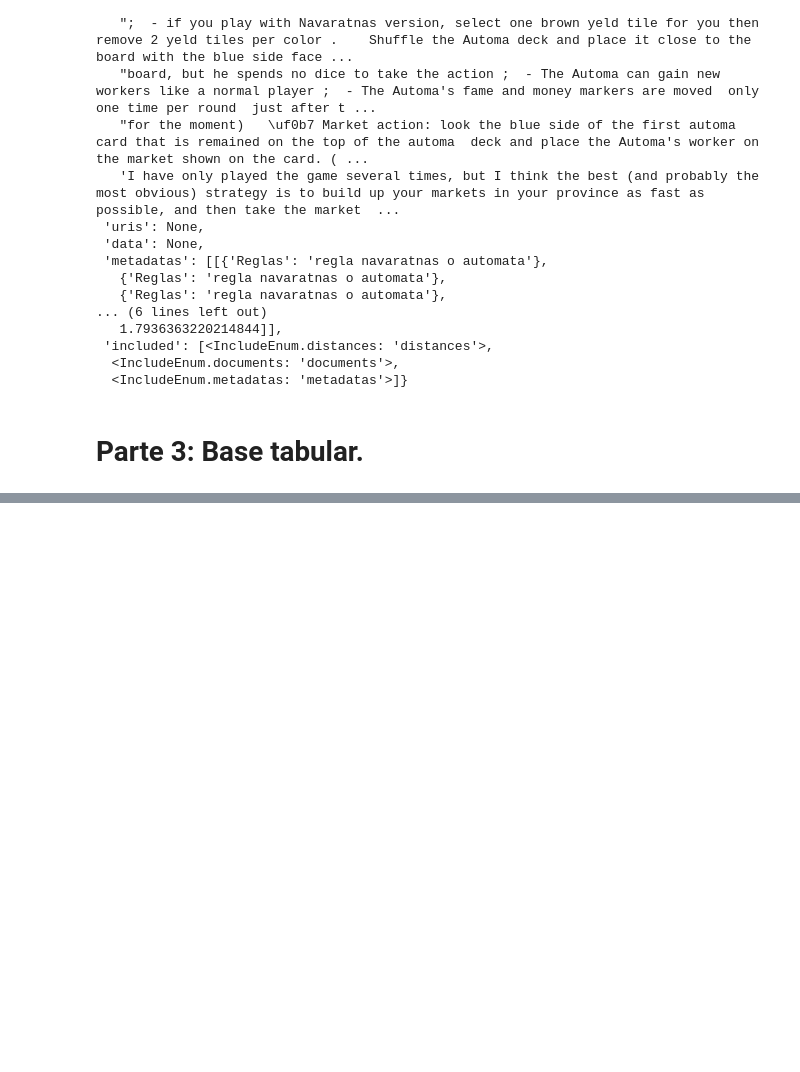
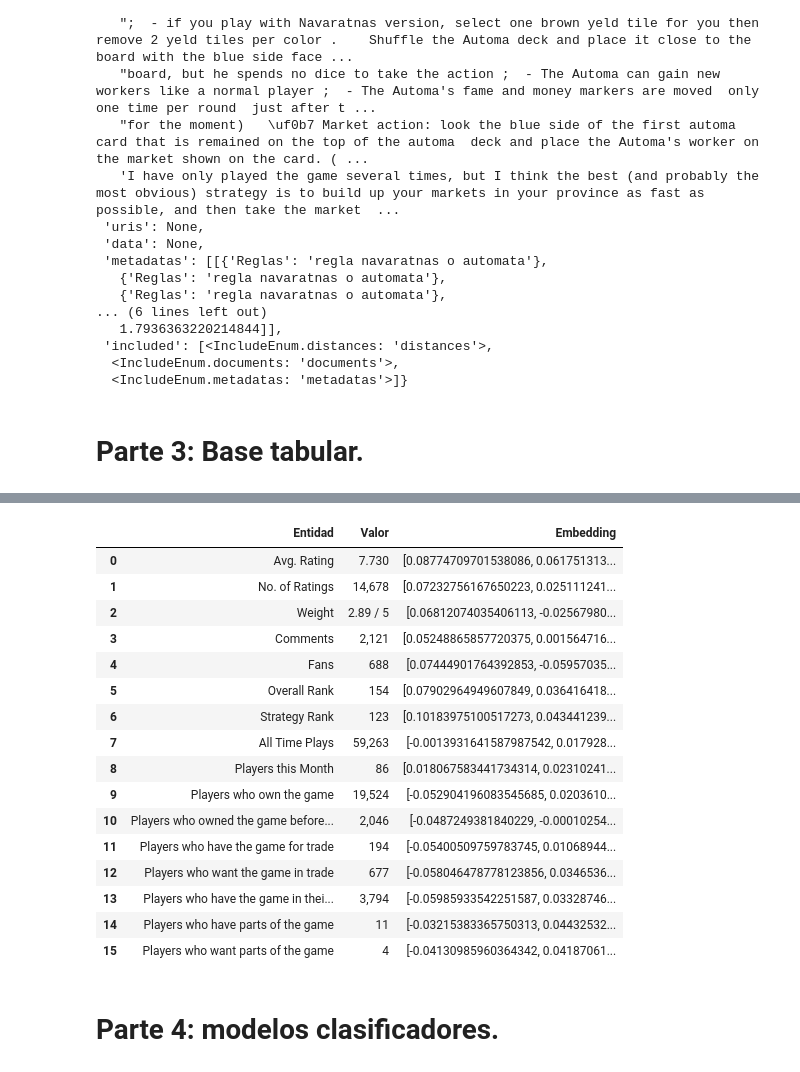
Before and after one commit to julilc/TUIA_NLP_Lopez_Ceratto_Julieta, a Jupyter notebook: TP_2.ipynb, the cells around one changed output, grey strips where cells are left out. Saved outputs shown, nothing was run; the diff lists cells and outputs as text; code cells hidden in the pictures; blank space fills up the shorter version.

```diff
--- a/TP_2.ipynb
+++ b/TP_2.ipynb
@@ -1275,0 +1345,3 @@ La base tabular tendrá como objetivo almacenar:
+# %%
+url_stats = 'https://boardgamegeek.com/boardgame/220877/rajas-of-the-ganges/stats'
+valores = obtener_estadisticas_y_valores(url_stats)
@@ -1275,0 +1370,24 @@ La base tabular tendrá como objetivo almacenar:
+# %%
+df_valores = pd.DataFrame(valores)
+df_valores['Embedding'] = df_valores.apply(lambda row: embed(f"{row['Entidad']}: {row['Valor']}").numpy().flatten().tolist(), axis=1)
+df_valores
+# %% [output]
+|  | Entidad | Valor | Embedding |
+| 0 | Avg. Rating | 7.730 | [0.08774709701538086, 0.061751313... |
+| 1 | No. of Ratings | 14,678 | [0.07232756167650223, 0.025111241... |
+| 2 | Weight | 2.89 / 5 | [0.06812074035406113, -0.02567980... |
+| 3 | Comments | 2,121 | [0.05248865857720375, 0.001564716... |
+| 4 | Fans | 688 | [0.07444901764392853, -0.05957035... |
+| 5 | Overall Rank | 154 | [0.07902964949607849, 0.036416418... |
+| 6 | Strategy Rank | 123 | [0.10183975100517273, 0.043441239... |
+| 7 | All Time Plays | 59,263 | [-0.0013931641587987542, 0.017928... |
+| 8 | Players this Month | 86 | [0.018067583441734314, 0.02310241... |
+| 9 | Players who own the game | 19,524 | [-0.052904196083545685, 0.0203610... |
+| 10 | Players who owned the game before... | 2,046 | [-0.0487249381840229, -0.00010254... |
+| 11 | Players who have the game for trade | 194 | [-0.05400509759783745, 0.01068944... |
+| 12 | Players who want the game in trade | 677 | [-0.058046478778123856, 0.0346536... |
+| 13 | Players who have the game in thei... | 3,794 | [-0.05985933542251587, 0.03328746... |
+| 14 | Players who have parts of the game | 11 | [-0.03215383365750313, 0.04432532... |
+| 15 | Players who want parts of the game | 4 | [-0.04130985960364342, 0.04187061... |
+# %% [markdown]
+# Parte 4: modelos clasificadores.
```
Also changed, not shown: parts of 7 cells of this notebook.
